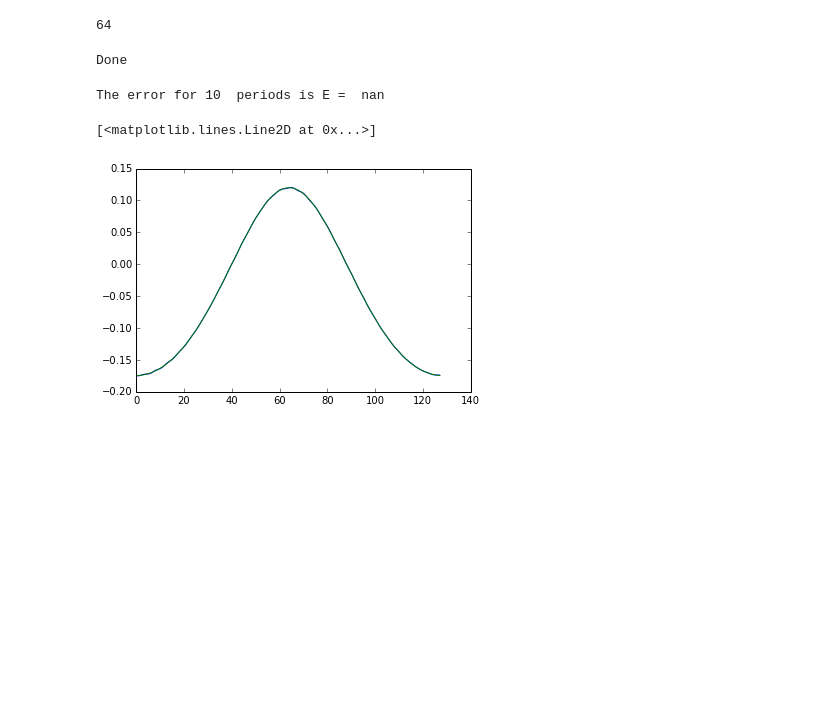
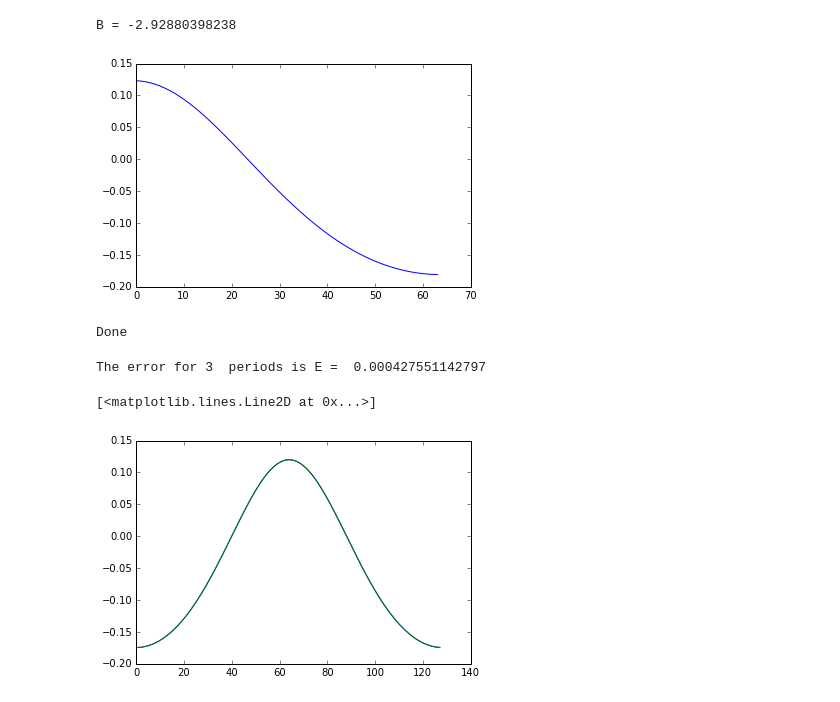
Before and after one commit to olivierverdier/SpecTraVVave, a Jupyter notebook: codes3/Experiments-checkpoint.ipynb, the cells around one changed output. Saved outputs shown, nothing was run; the diff lists cells and outputs as text; code cells hidden in the pictures; blank space fills up the shorter version.

```diff
--- a/codes3/Experiments-checkpoint.ipynb
+++ b/codes3/Experiments-checkpoint.ipynb
@@ -15,25 +17,28 @@ p1 = (initial_velocity, 0)
 epsilon = .01
 p0 = (initial_velocity, -epsilon)
 nav.initialize(initial_guess, p1, p0)
-# %%
-len(initial_guess)
-# %% [output]
-64
+# %%
+u = nav.store[-1][0][:-1]
+plot(u)
+print 'B =',nav.store[-1][0][-1]
+# %% [output]
+B = -2.92880398238
+[figure, added]
 # %%
 nav.run(30)
 print('Done')
 # %% [output]
 Done
 # %%
-import dynamic_code
+from dynamic_code import *
 xx = np.arange(0, 2*length, length/size)
-u = nav.store[-1][0]
+u = nav.store[-1][0][:-1]
 velocity = nav.store[-1][1][0]
-dyn = dynamic_code.Dynamic_code(equation, u, velocity)
+dyn = Dynamic_code(equation, u, velocity)
 uu = dyn.interpolation()
-t_wave = dyn.evolution(solution = uu, dt = 0.001, periods = 2)
+t_wave = dyn.evolution(solution = uu, dt = 0.001, periods = 3)
 # %% [output]
-The error for 10  periods is E =  nan
+The error for 3  periods is E =  0.000427551142797
 # %%
 plot(t_wave)
 plot(uu)
```
Also changed, not shown: parts of 7 cells of this notebook, 6 other files.
